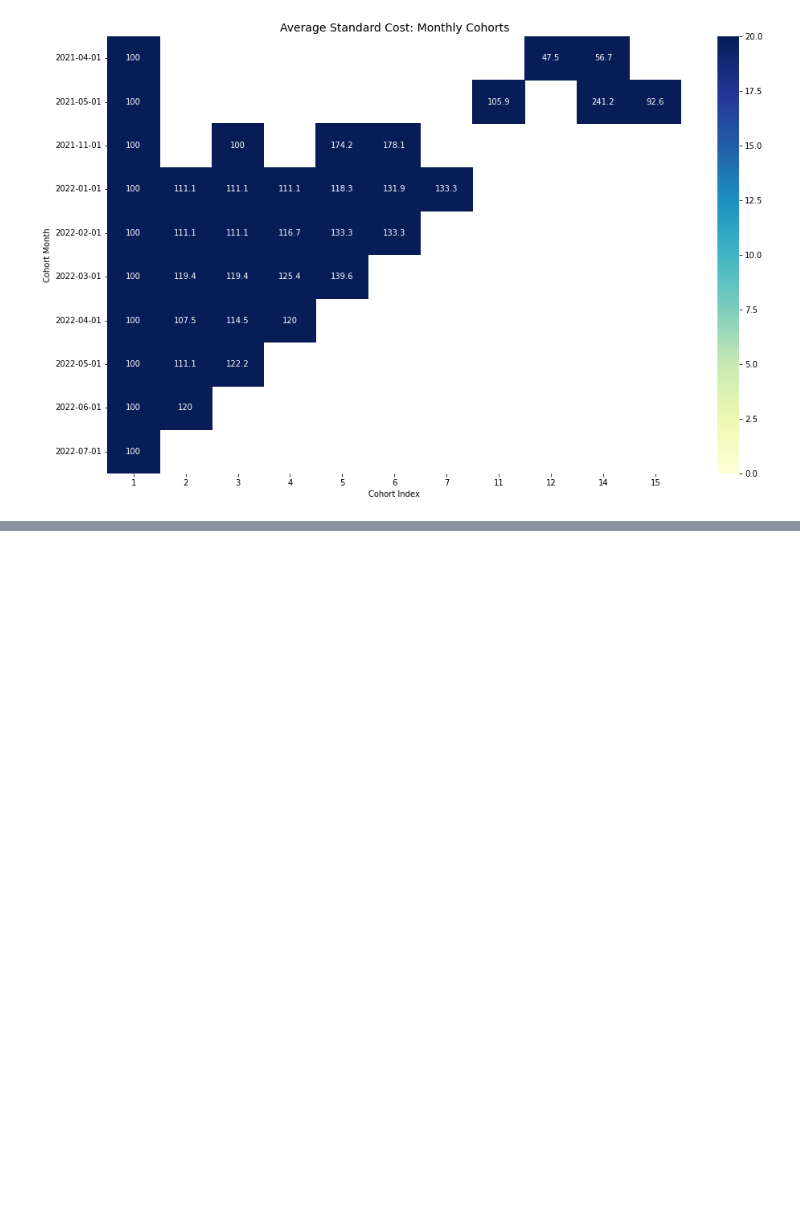
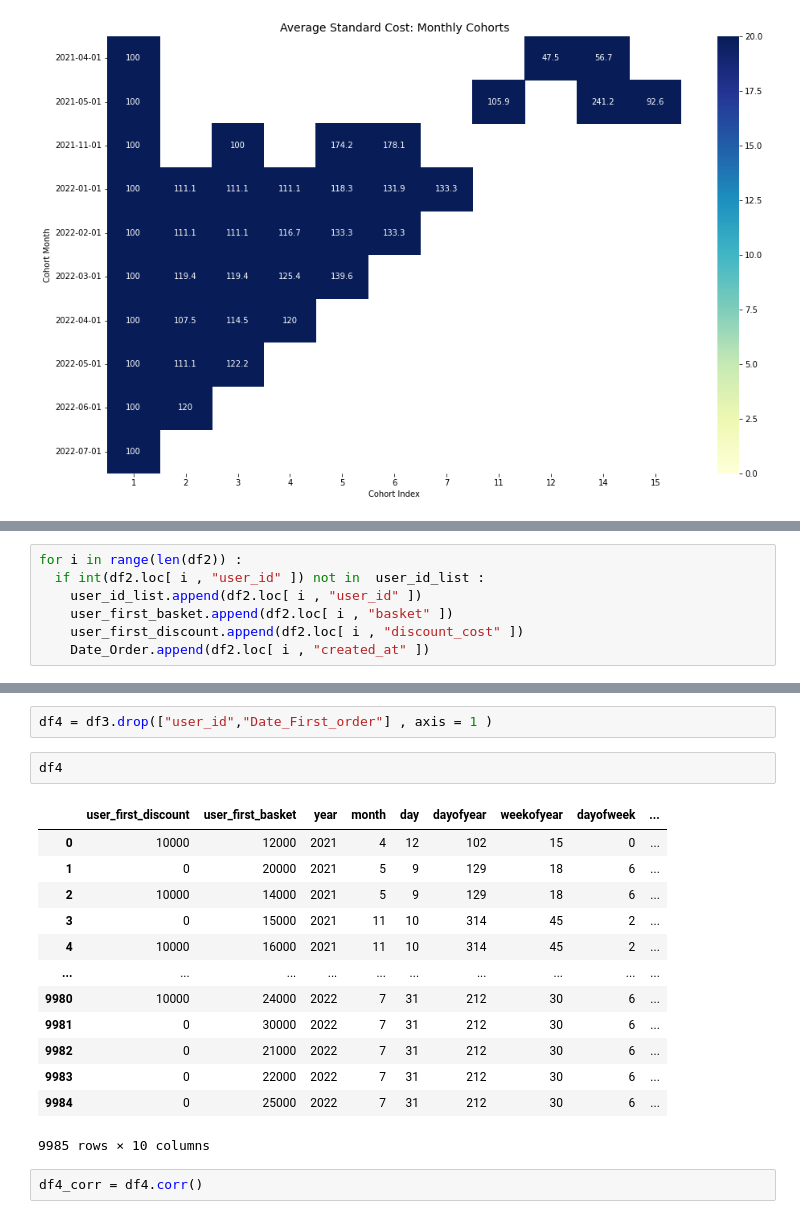
Before and after one commit to ali-talebi/Task_sf, a Jupyter notebook: S_F2.ipynb, the cells around one changed output, grey strips where cells are left out. Cells and saved outputs as stored; diff of their text form; blank space fills up the shorter version.

```diff
--- a/S_F2.ipynb
+++ b/S_F2.ipynb
@@ -195,0 +249,7 @@ plt.show()
+# %%
+for i in range(len(df2)) :
+  if int(df2.loc[ i , "user_id" ]) not in  user_id_list :
+    user_id_list.append(df2.loc[ i , "user_id" ])
+    user_first_basket.append(df2.loc[ i , "basket" ])
+    user_first_discount.append(df2.loc[ i , "discount_cost" ])
+    Date_Order.append(df2.loc[ i , "created_at" ])
@@ -195,0 +309,20 @@ plt.show()
+# %%
+df4 = df3.drop(["user_id","Date_First_order"] , axis = 1 )
+# %%
+df4
+# %% [output]
+|  | user_first_discount | user_first_basket | year | month | day | dayofyear | weekofyear | dayofweek | ... |
+| 0 | 10000 | 12000 | 2021 | 4 | 12 | 102 | 15 | 0 | ... |
+| 1 | 0 | 20000 | 2021 | 5 | 9 | 129 | 18 | 6 | ... |
+| 2 | 10000 | 14000 | 2021 | 5 | 9 | 129 | 18 | 6 | ... |
+| 3 | 0 | 15000 | 2021 | 11 | 10 | 314 | 45 | 2 | ... |
+| 4 | 10000 | 16000 | 2021 | 11 | 10 | 314 | 45 | 2 | ... |
+| ... | ... | ... | ... | ... | ... | ... | ... | ... | ... |
+| 9980 | 10000 | 24000 | 2022 | 7 | 31 | 212 | 30 | 6 | ... |
+| 9981 | 0 | 30000 | 2022 | 7 | 31 | 212 | 30 | 6 | ... |
+| 9982 | 0 | 21000 | 2022 | 7 | 31 | 212 | 30 | 6 | ... |
+| 9983 | 0 | 22000 | 2022 | 7 | 31 | 212 | 30 | 6 | ... |
+| 9984 | 0 | 25000 | 2022 | 7 | 31 | 212 | 30 | 6 | ... |
+9985 rows × 10 columns
+# %%
+df4_corr = df4.corr()
```
Also changed, not shown: parts of 33 cells of this notebook.
